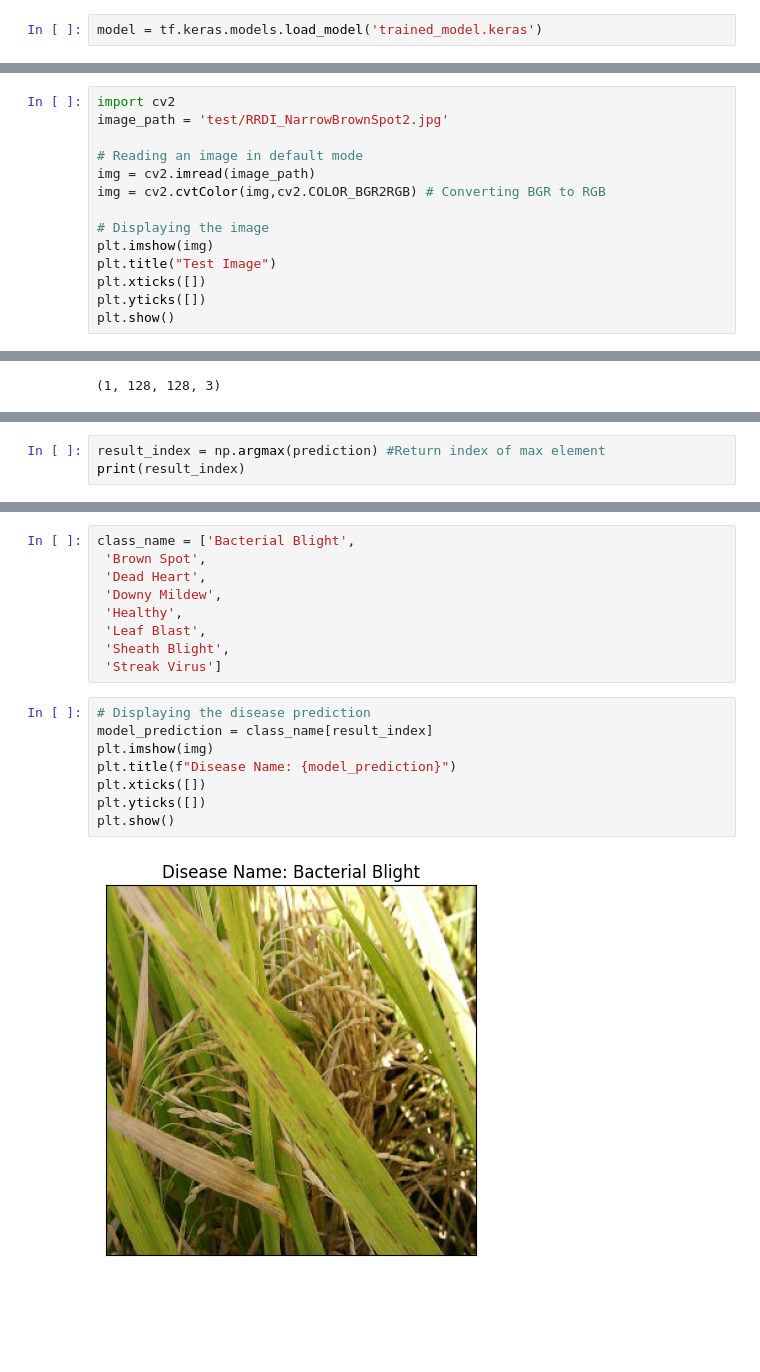
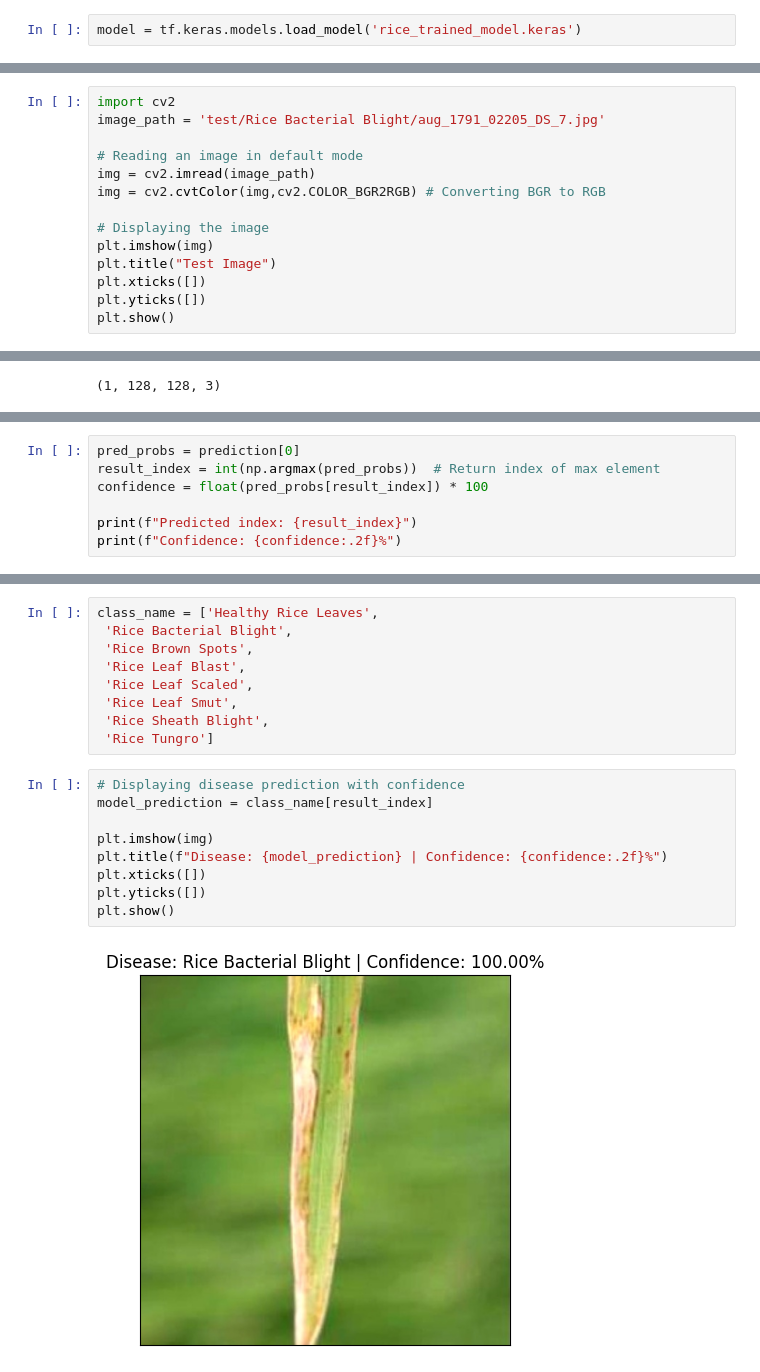
Before and after one commit to kavishka-igalagama/rice-disease-detection-model, a Jupyter notebook: Test_rice_disease.ipynb, the cells around one changed output, grey strips where cells are left out. Cells and saved outputs as stored; diff of their text form; blank space fills up the shorter version.

Commit message:
feat: improve model performance by retraining with large dataset and cleaned class labels

```diff
--- a/Test_rice_disease.ipynb
+++ b/Test_rice_disease.ipynb
@@ -8,7 +8,7 @@ import matplotlib.pyplot as plt
 # %% [markdown]
 ### Loading Model
 # %%
-model = tf.keras.models.load_model('trained_model.keras')
+model = tf.keras.models.load_model('rice_trained_model.keras')
 # %% [output]
 WARNING:tensorflow:TensorFlow GPU support is not available on native Windows for TensorFlow >= 2.11. Even if CUDA/cuDNN are installed, GPU will not be used. Please use WSL2 or the TensorFlow-DirectML  ...
 # %%
@@ -40,7 +40,7 @@ Model: "sequential"
 ### Visualising Single Image of Test set
 # %%
 import cv2
-image_path = 'test/RRDI_NarrowBrownSpot2.jpg'
+image_path = 'test/Rice Bacterial Blight/aug_1791_02205_DS_7.jpg'
 
 # Reading an image in default mode
 img = cv2.imread(image_path)
@@ -73,6 +73,10 @@ prediction, prediction.shape
        dtype=float32),
  (1, 8))
 # %%
-result_index = np.argmax(prediction) #Return index of max element
-print(result_index)
+pred_probs = prediction[0]
+result_index = int(np.argmax(pred_probs))  # Return index of max element
+confidence = float(pred_probs[result_index]) * 100
+
+print(f"Predicted index: {result_index}")
+print(f"Confidence: {confidence:.2f}%")
 # %% [output]
@@ -80,19 +85,20 @@ print(result_index)
 # %%
-class_name = ['Bacterial Blight',
- 'Brown Spot',
- 'Dead Heart',
- 'Downy Mildew',
- 'Healthy',
- 'Leaf Blast',
- 'Sheath Blight',
- 'Streak Virus']
+class_name = ['Healthy Rice Leaves',
+ 'Rice Bacterial Blight',
+ 'Rice Brown Spots',
+ 'Rice Leaf Blast',
+ 'Rice Leaf Scaled',
+ 'Rice Leaf Smut',
+ 'Rice Sheath Blight',
+ 'Rice Tungro']
 # %%
-# Displaying the disease prediction
+# Displaying disease prediction with confidence
 model_prediction = class_name[result_index]
+
 plt.imshow(img)
-plt.title(f"Disease Name: {model_prediction}")
+plt.title(f"Disease: {model_prediction} | Confidence: {confidence:.2f}%")
 plt.xticks([])
 plt.yticks([])
 plt.show()
 # %% [output]
-[figure, old version]
+[figure, new version]
```
Also changed, not shown: parts of 4 cells of this notebook, 4 other files.
